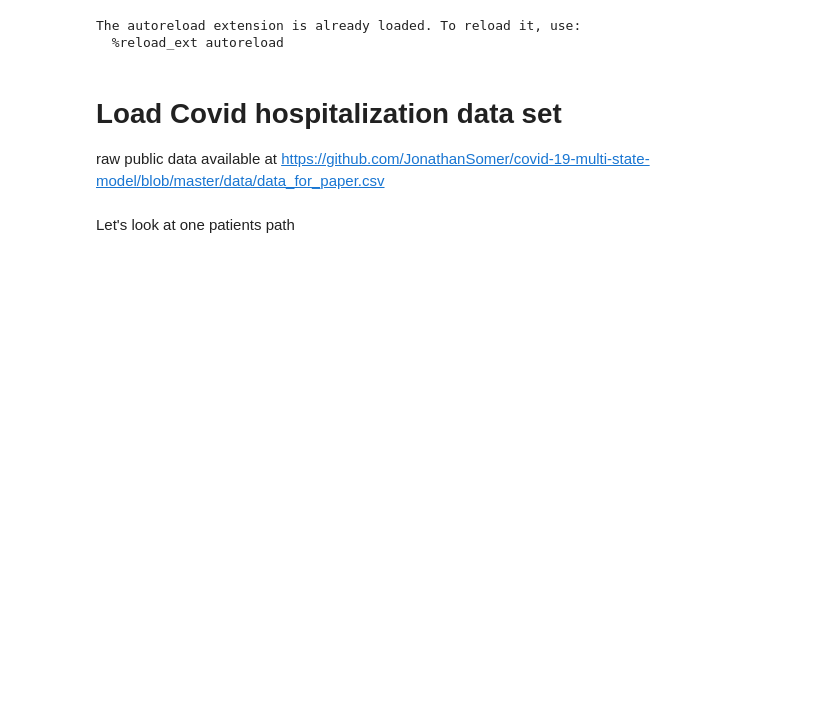
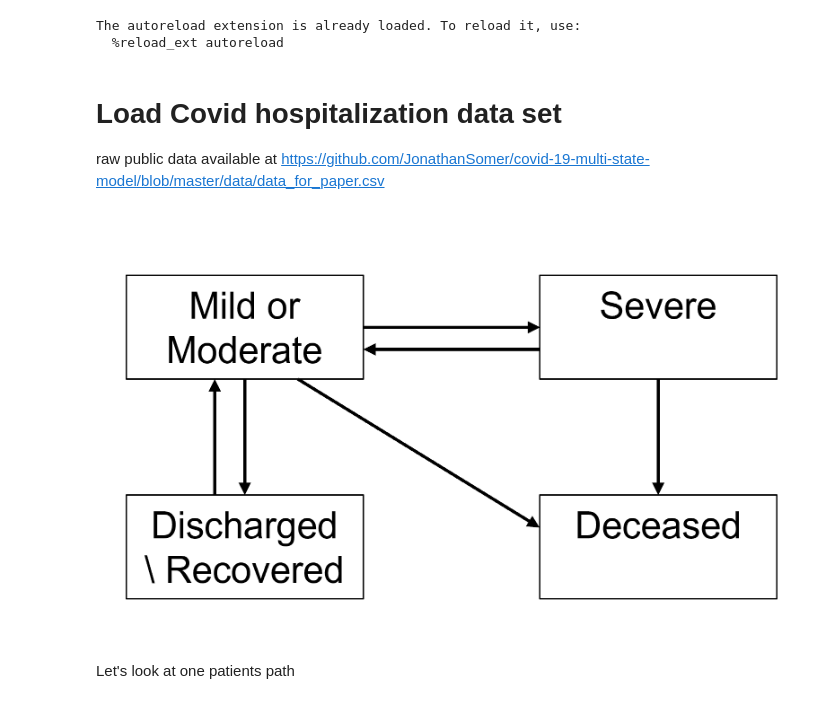
Before and after one commit to hrossman/pymsm, a Jupyter notebook: src/pymsm/examples/covid_hosp_example.ipynb, the cells around one changed output. Cells and saved outputs as stored; diff of their text form; code cells hidden in the pictures; blank space fills up the shorter version.

```diff
--- a/src/pymsm/examples/covid_hosp_example.ipynb
+++ b/src/pymsm/examples/covid_hosp_example.ipynb
@@ -23,6 +23,11 @@ The autoreload extension is already loaded. To reload it, use:
 # %% [markdown]
 # Load Covid hospitalization data set
 raw public data available at https://github.com/JonathanSomer/covid-19-multi-state-model/blob/master/data/data_for_paper.csv
+# %%
+from IPython.display import Image
+Image(filename="covid_states.png")
+# %% [output]
+[figure, added]
 # %%
 covid_dataset = prep_covid_hosp_data()
 
```
Also changed, not shown: parts of 3 cells of this notebook, 1 other file.
